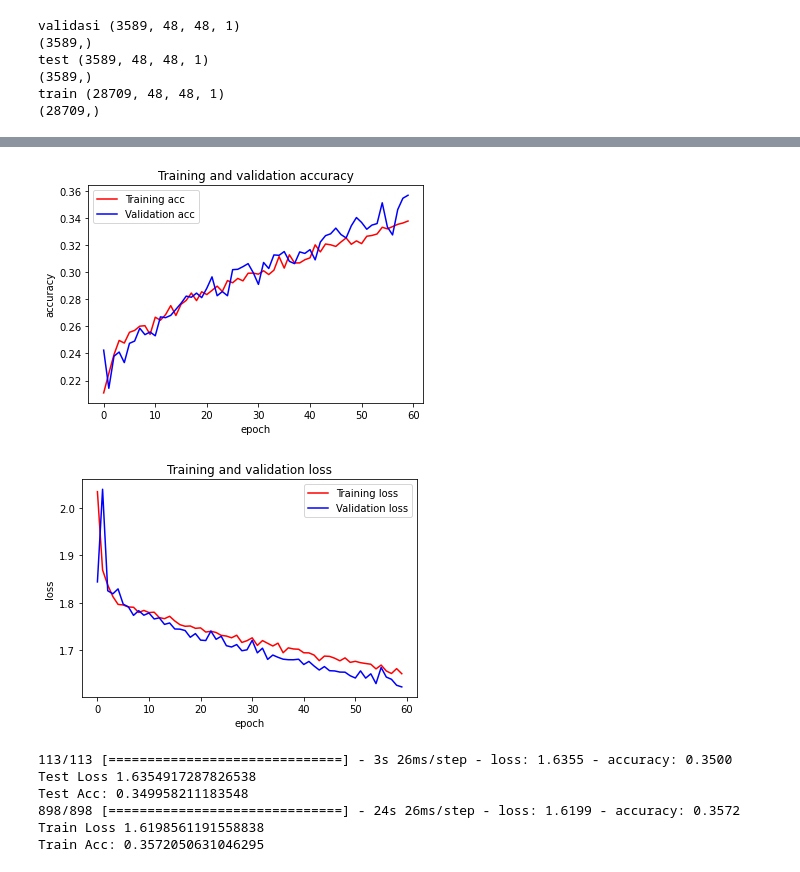
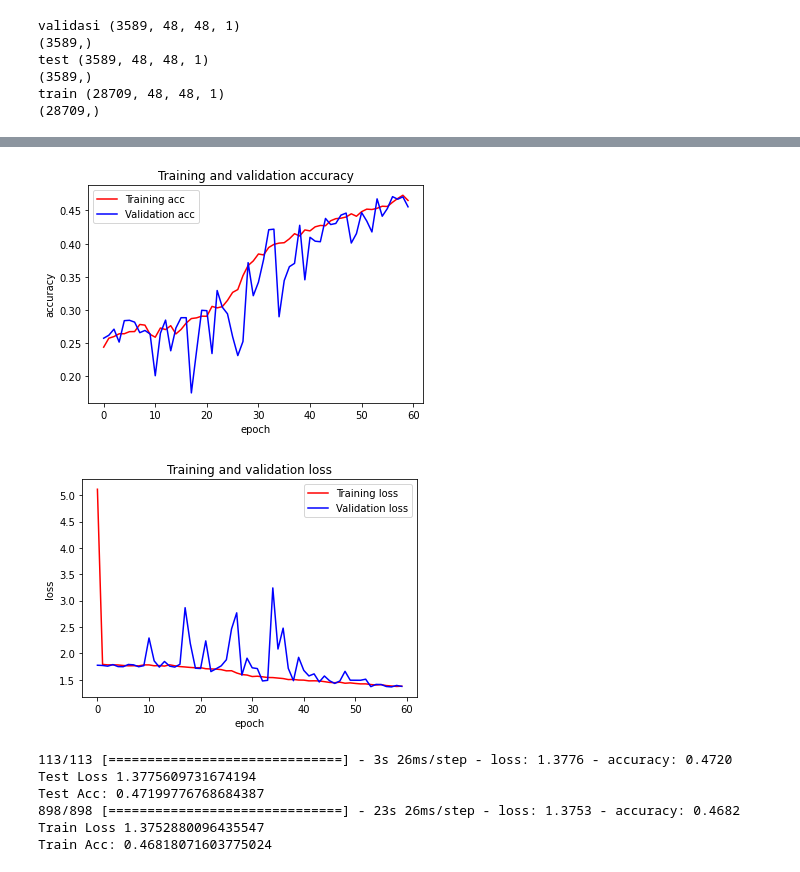
Before and after one commit to senapahlevi/FER2013_Resnet50_WeightNone, a Jupyter notebook: fix/FER2013_Resnet50_weightnone_fixTrainTestVal.ipynb, the cells around one changed output, grey strips where cells are left out. Saved outputs shown, nothing was run; the diff lists cells and outputs as text; code cells hidden in the pictures.

Commit message:
adam_LR=0.01_BS:64_epochs60_resnet50edit_Aug:rr,sr,ws,hs,zr,hf

```diff
--- a/fix/FER2013_Resnet50_weightnone_fixTrainTestVal.ipynb
+++ b/fix/FER2013_Resnet50_weightnone_fixTrainTestVal.ipynb
@@ -386,7 +386,7 @@ num_classes = 7
 
 from keras.optimizers import Adam, SGD
 model = ResNet50(input_shape = (48, 48, 1), classes = 7)
-optimizer = SGD(learning_rate=0.001)
+optimizer = Adam(learning_rate=0.01)
 model.compile(optimizer= optimizer, loss='sparse_categorical_crossentropy', metrics=['accuracy'])
 # %%
 """#kita mau save model callbacks
@@ -460,31 +460,31 @@ Epoch 60/60
 # %%
 import matplotlib.pyplot as plt
 
-model.save('/content/drive/MyDrive/Fer2013_backup/checkpoint/Fix_Model_resnet50AUGScracthSGD4.h5')
+model.save('/content/drive/MyDrive/Fer2013_backup/checkpoint/Fix_Model_resnet50AUGScracthAdam1.h5')
 
 #gffhgffkjkjdshufdfh
 accuracy = history.history['accuracy']
 val_accuracy = history.history['val_accuracy']
 loss = history.history['loss']
 val_loss = history.history['val_loss']
 num_epochs = range(len(accuracy))
 plt.plot(num_epochs, accuracy, 'r', label='Training acc')
 plt.plot(num_epochs, val_accuracy, 'b', label='Validation acc')
 plt.title('Training and validation accuracy')
 plt.ylabel('accuracy')
 plt.xlabel('epoch')
 plt.legend()
 plt.figure()
 plt.plot(num_epochs, loss, 'r', label='Training loss')
 plt.plot(num_epochs, val_loss, 'b', label='Validation loss')
 plt.title('Training and validation loss')
 plt.ylabel('loss')
 plt.xlabel('epoch')
 plt.legend()
 plt.show()
 # %% [output]
-[figure, old version]
+[figure, new version]
-[figure, old version]
+[figure, new version]
 # %%
 testloss = model.evaluate(xtest, ytest)
 print("Test Loss " + str(testloss[0]))
@@ -493,11 +493,11 @@ trainloss = model.evaluate(xtrain, ytrain)
 print("Train Loss " + str(trainloss[0]))
 print("Train Acc: " + str(trainloss[1]))
 # %% [output]
-113/113 [==============================] - 3s 26ms/step - loss: 1.6355 - accuracy: 0.3500
-Test Loss 1.6354917287826538
-Test Acc: 0.349958211183548
-898/898 [==============================] - 24s 26ms/step - loss: 1.6199 - accuracy: 0.3572
-Train Loss 1.6198561191558838
-Train Acc: 0.3572050631046295
+113/113 [==============================] - 3s 26ms/step - loss: 1.3776 - accuracy: 0.4720
+Test Loss 1.3775609731674194
+Test Acc: 0.47199776768684387
+898/898 [==============================] - 23s 26ms/step - loss: 1.3753 - accuracy: 0.4682
+Train Loss 1.3752880096435547
+Train Acc: 0.46818071603775024
 # %%
 from keras.models import load_model
```
Also changed, not shown: parts of 10 cells of this notebook.
